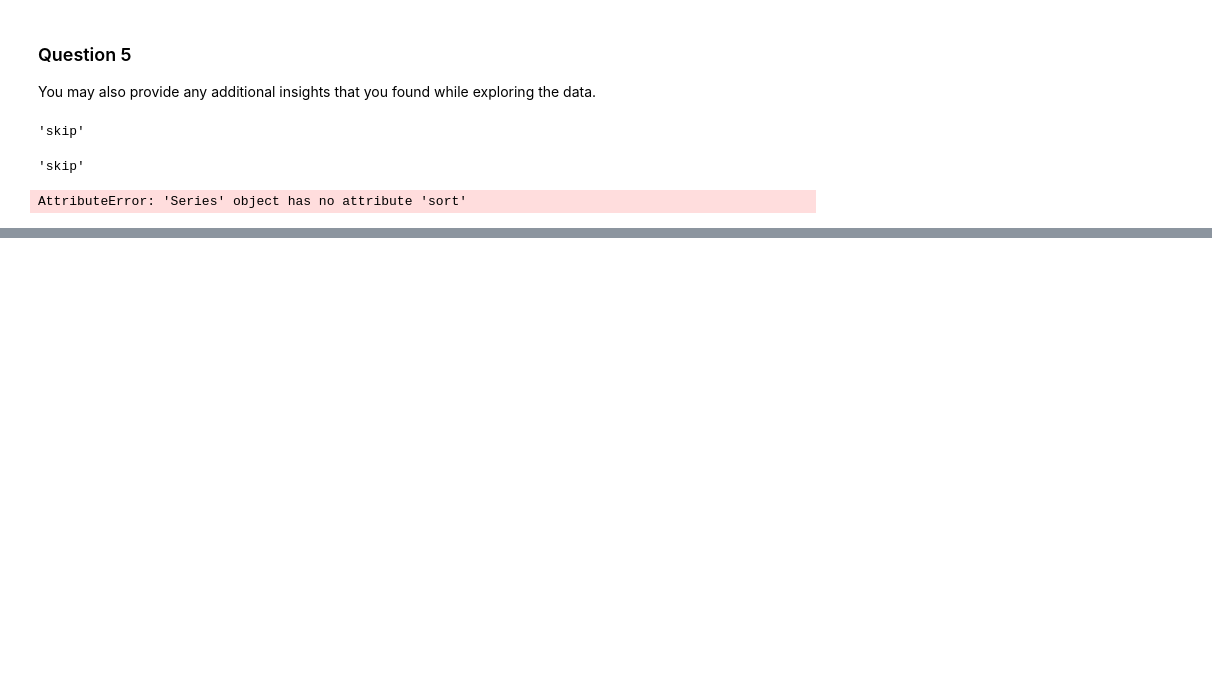
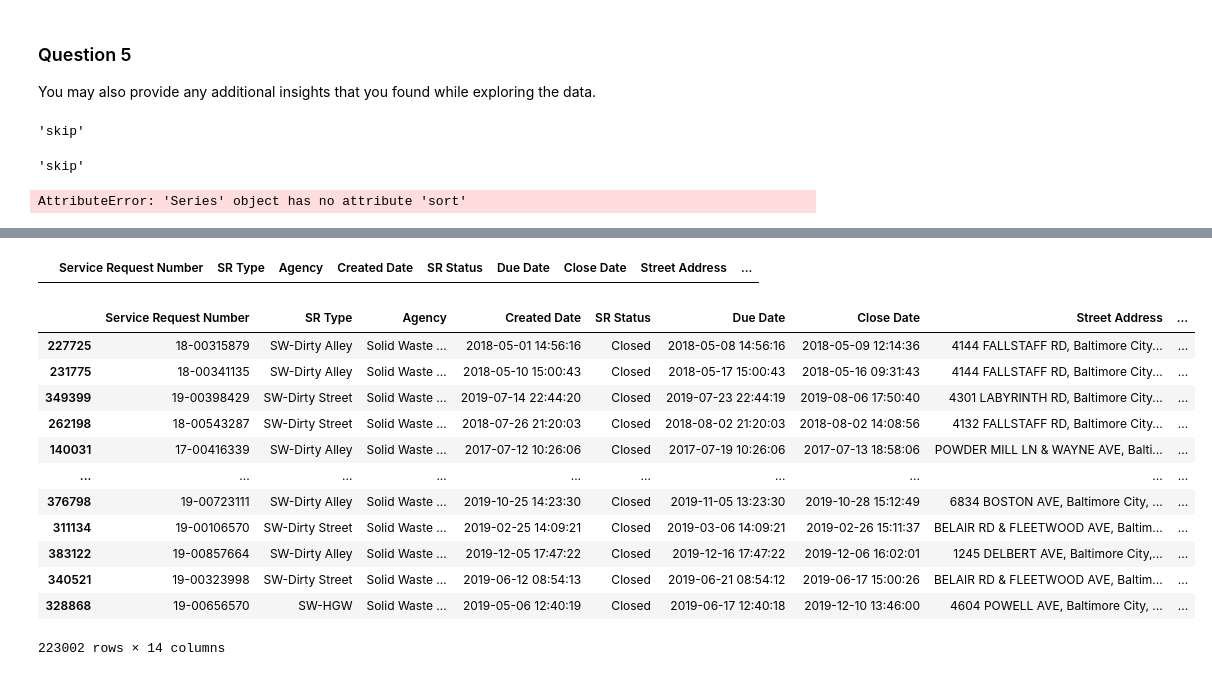
Before and after one commit to micah-rufsvold/hottinruf, a Jupyter notebook: Citistat_Analytics/Citistat interview analysis 0.2.ipynb, the cells around one changed output, grey strips where cells are left out. Drawn from its saved outputs; the diff is of its cells as text; code cells hidden in the pictures; blank space fills up the shorter version.

```diff
--- a/Citistat_Analytics/Citistat interview analysis 0.2.ipynb
+++ b/Citistat_Analytics/Citistat interview analysis 0.2.ipynb
@@ -286,0 +318,38 @@ clean_recs.groupby('Neighborhood')
+# %%
+import math
+def assign_grid(row):
+    big_lon = -76.406988
+    big_lat =39.621921
+    small_lon= -76.815692
+    small_lat = 39.2004413570053
+    grid_size = (20,30)
+    x_size = (big_lon - small_lon)/grid_size[0]
+    y_size = (big_lat - small_lat)/grid_size[1]
+    lat = row['Latitude']
+    lon = row['Longitude']
+    x_loc = math.floor((lon - small_lon)/x_size)
+    y_loc = math.floor((lat - small_lat)/y_size)
+    return(pd.Series({"X Location": x_loc, "Y Location": y_loc}))
+
+test = clean_recs.dropna()
+test[['X Location', 'Y Location']] = test.apply(assign_grid, axis = 1)
+# %% [output]
+|  | Service Request Number | SR Type | Agency | Created Date | SR Status | Due Date | Close Date | Street Address | ... |
+# %%
+test = test[test['Latitude']>39]
+#test.groupby(by=['X Location','Y Location']).count()['Service Request Number']
+test.sort_values('Longitude')
+# %% [output]
+|  | Service Request Number | SR Type | Agency | Created Date | SR Status | Due Date | Close Date | Street Address | ... |
+| 227725 | 18-00315879 | SW-Dirty Alley | Solid Waste ... | 2018-05-01 14:56:16 | Closed | 2018-05-08 14:56:16 | 2018-05-09 12:14:36 | 4144 FALLSTAFF RD, Baltimore City... | ... |
+| 231775 | 18-00341135 | SW-Dirty Alley | Solid Waste ... | 2018-05-10 15:00:43 | Closed | 2018-05-17 15:00:43 | 2018-05-16 09:31:43 | 4144 FALLSTAFF RD, Baltimore City... | ... |
+| 349399 | 19-00398429 | SW-Dirty Street | Solid Waste ... | 2019-07-14 22:44:20 | Closed | 2019-07-23 22:44:19 | 2019-08-06 17:50:40 | 4301 LABYRINTH RD, Baltimore City... | ... |
+| 262198 | 18-00543287 | SW-Dirty Street | Solid Waste ... | 2018-07-26 21:20:03 | Closed | 2018-08-02 21:20:03 | 2018-08-02 14:08:56 | 4132 FALLSTAFF RD, Baltimore City... | ... |
+| 140031 | 17-00416339 | SW-Dirty Alley | Solid Waste ... | 2017-07-12 10:26:06 | Closed | 2017-07-19 10:26:06 | 2017-07-13 18:58:06 | POWDER MILL LN & WAYNE AVE, Balti... | ... |
+| ... | ... | ... | ... | ... | ... | ... | ... | ... | ... |
+| 376798 | 19-00723111 | SW-Dirty Alley | Solid Waste ... | 2019-10-25 14:23:30 | Closed | 2019-11-05 13:23:30 | 2019-10-28 15:12:49 | 6834 BOSTON AVE, Baltimore City, ... | ... |
+| 311134 | 19-00106570 | SW-Dirty Street | Solid Waste ... | 2019-02-25 14:09:21 | Closed | 2019-03-06 14:09:21 | 2019-02-26 15:11:37 | BELAIR RD & FLEETWOOD AVE, Baltim... | ... |
+| 383122 | 19-00857664 | SW-Dirty Alley | Solid Waste ... | 2019-12-05 17:47:22 | Closed | 2019-12-16 17:47:22 | 2019-12-06 16:02:01 | 1245 DELBERT AVE, Baltimore City,... | ... |
+| 340521 | 19-00323998 | SW-Dirty Street | Solid Waste ... | 2019-06-12 08:54:13 | Closed | 2019-06-21 08:54:12 | 2019-06-17 15:00:26 | BELAIR RD & FLEETWOOD AVE, Baltim... | ... |
+| 328868 | 19-00656570 | SW-HGW | Solid Waste ... | 2019-05-06 12:40:19 | Closed | 2019-06-17 12:40:18 | 2019-12-10 13:46:00 | 4604 POWELL AVE, Baltimore City, ... | ... |
+223002 rows × 14 columns
```
Also changed, not shown: parts of 3 cells of this notebook.
